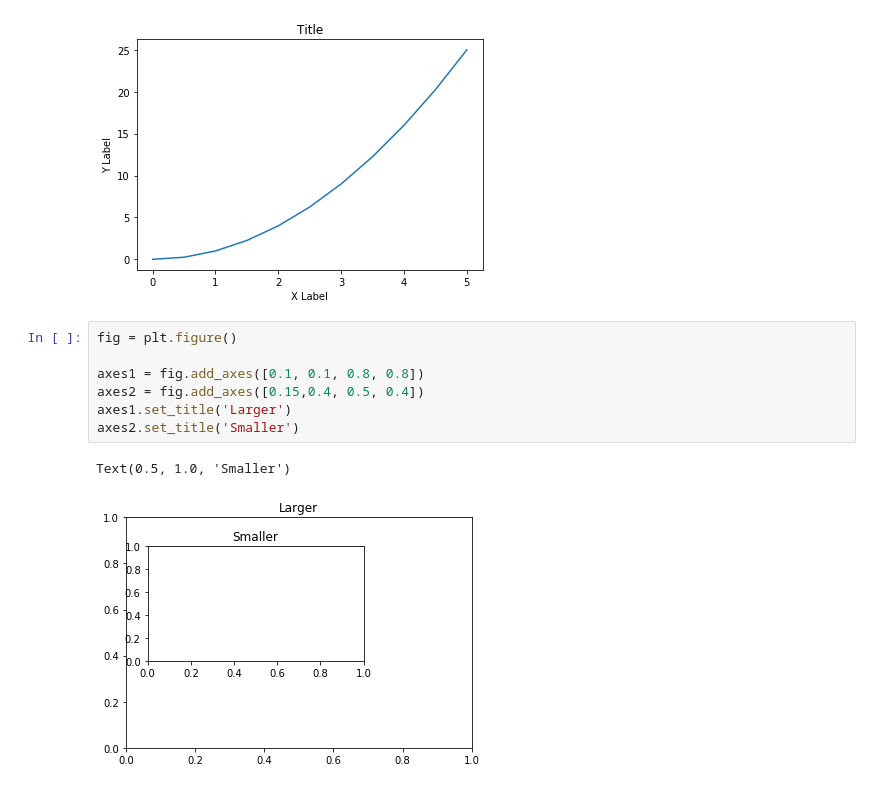
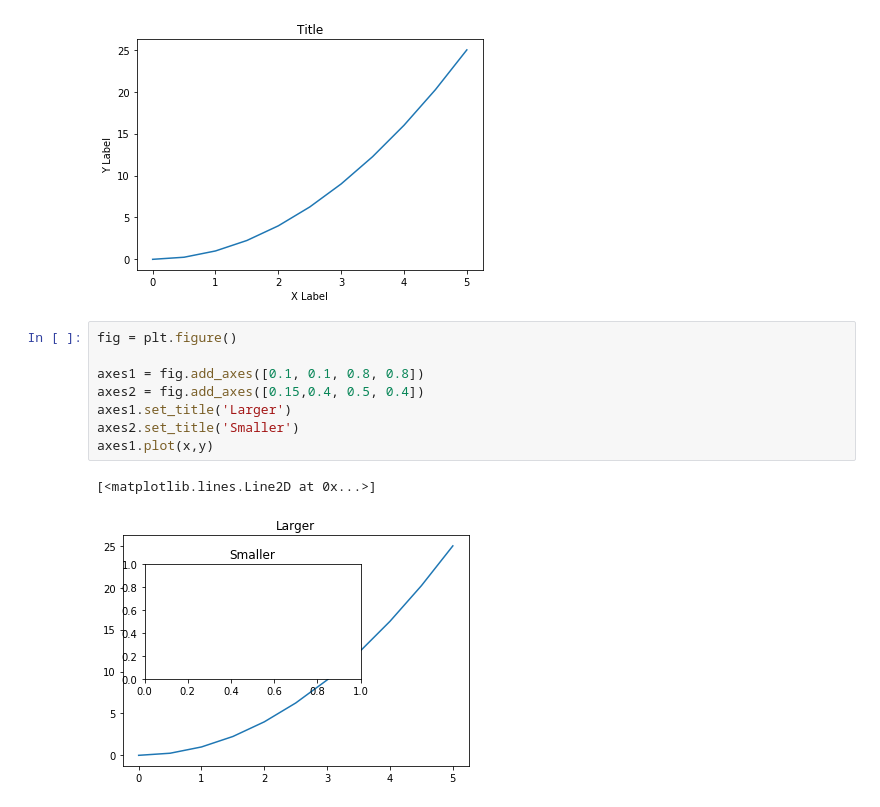
Before and after one commit to nurgalix/Py_DS_ML_Bootcamp, a Jupyter notebook: 05-Data-Visualization-with-Matplotlib/Untitled.ipynb, the cells around one changed output. Cells and saved outputs as stored; diff of their text form.

Commit message:
Matplotlib 2ndpart and exercises

```diff
--- a/05-Data-Visualization-with-Matplotlib/Untitled.ipynb
+++ b/05-Data-Visualization-with-Matplotlib/Untitled.ipynb
@@ -50,10 +50,11 @@ Text(0.5, 1.0, 'Title')
 # %%
 fig = plt.figure()
 
 axes1 = fig.add_axes([0.1, 0.1, 0.8, 0.8])
 axes2 = fig.add_axes([0.15,0.4, 0.5, 0.4])
 axes1.set_title('Larger')
 axes2.set_title('Smaller')
+axes1.plot(x,y)
 # %% [output]
-Text(0.5, 1.0, 'Smaller')
+[<matplotlib.lines.Line2D at 0x...>]
-[figure, old version]
+[figure, new version]
```
Also changed, not shown: parts of 6 cells of this notebook, 1 other file.
